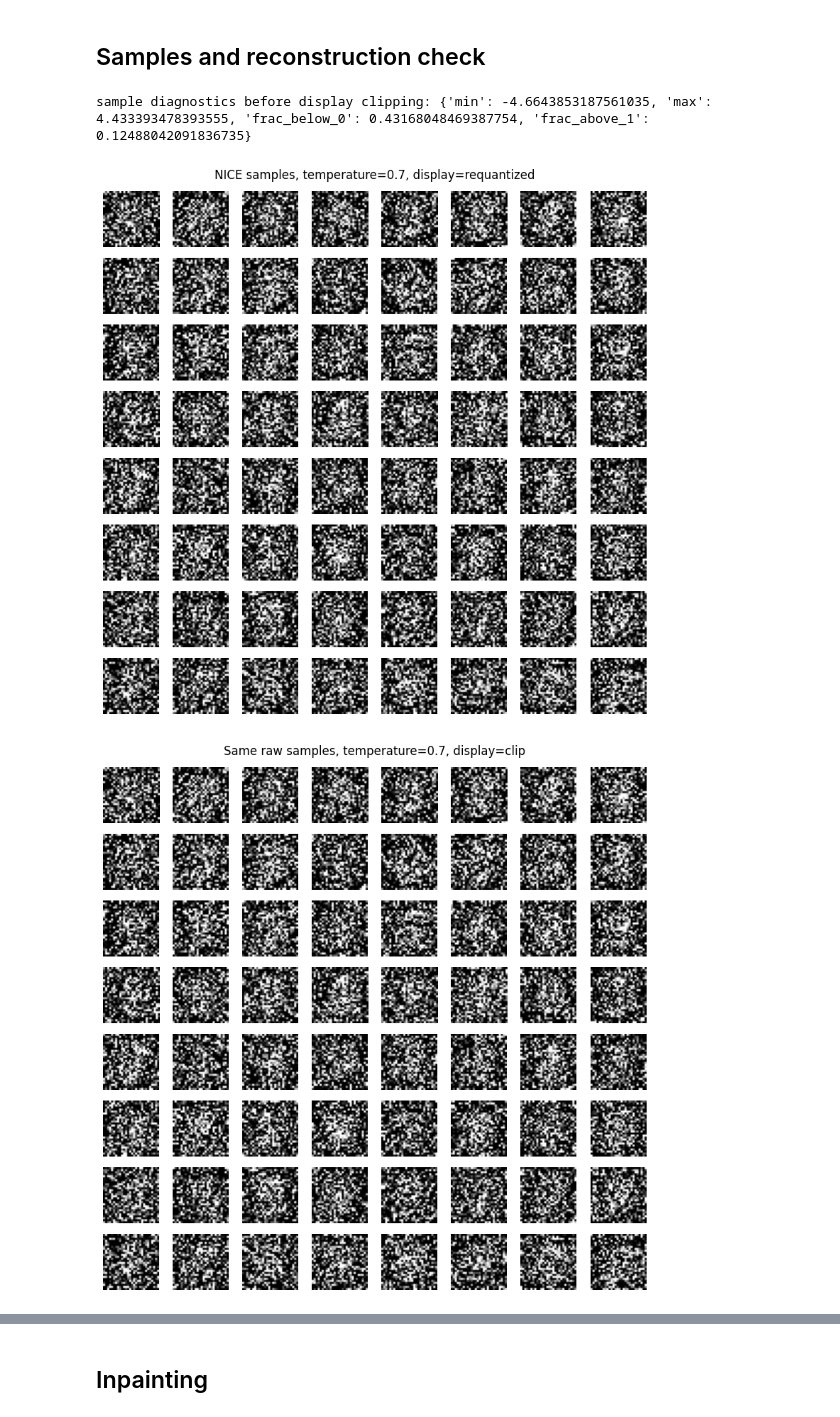
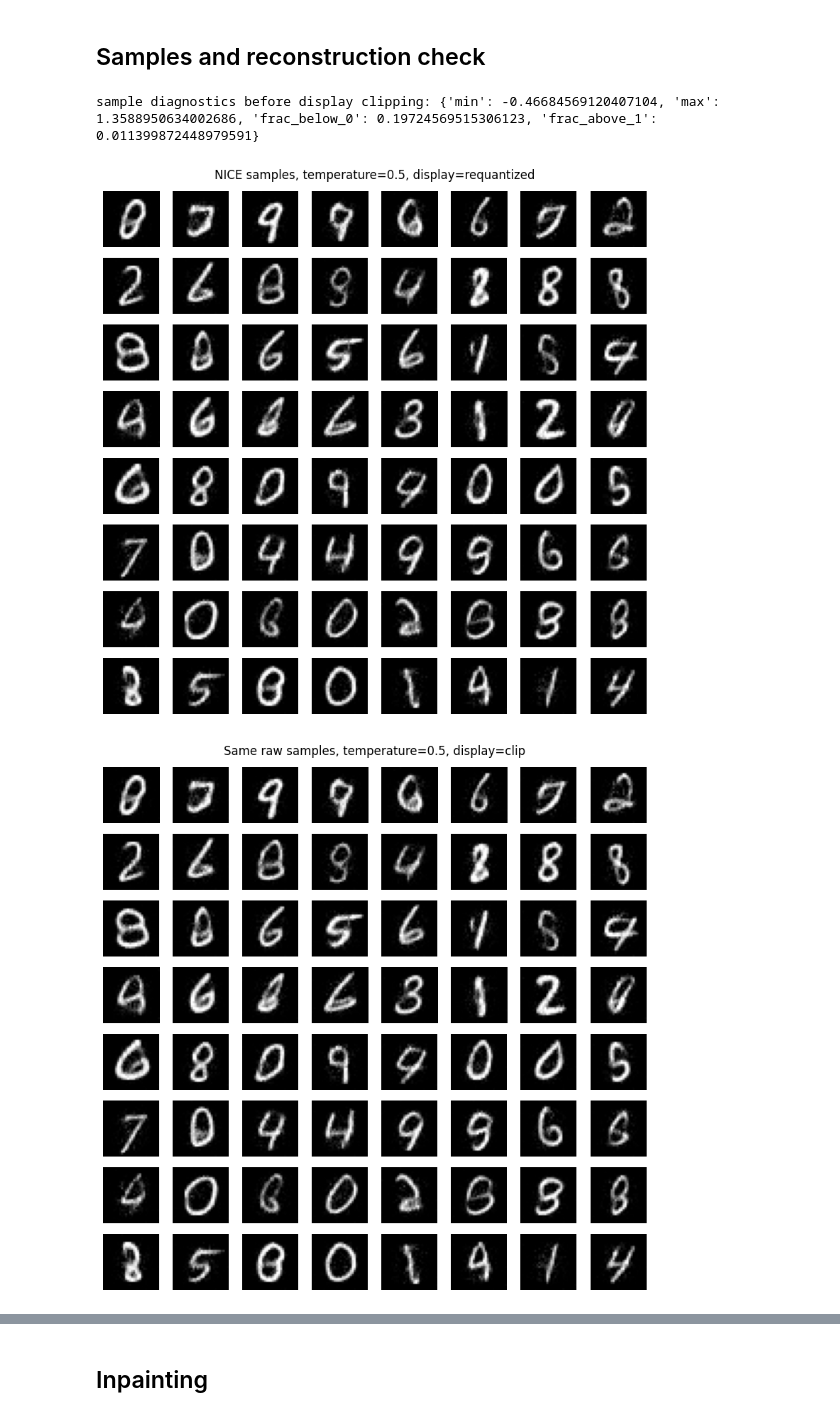
Before and after one commit to pvilanova/vect_micrograd_flows, a Jupyter notebook: flow_mnist_nice_rmsprop_micrograd.ipynb, the cells around one changed output, grey strips where cells are left out. Cells and saved outputs as stored; diff of their text form; code cells hidden in the pictures.

Commit message:
MNIST last version

```diff
--- a/flow_mnist_nice_rmsprop_micrograd.ipynb
+++ b/flow_mnist_nice_rmsprop_micrograd.ipynb
@@ -72,7 +71,7 @@ valid_subset = None      # set to e.g. 4096 only for quicker validation
 center_to_minus_one_one = False
 
 full_paper_style_run = False
-hidden_units = 1000 if full_paper_style_run else 500
+hidden_units = 1000 if full_paper_style_run else 700
 num_hidden_layers = 5
 hidden_sizes = tuple([hidden_units] * num_hidden_layers)
 num_coupling_layers = 4
@@ -82,33 +81,29 @@ initial_partition = "odd_even"
 permutation_between_layers = "none"
 init_irange = 0.01
 
-epochs = 1500 if full_paper_style_run else 2
+epochs = 1500 if full_paper_style_run else 250
 batch_size = 200
 learning_rate = 1e-3
 log_every_steps = 50
 validation_every_epochs = 1
 
-# Plain RMSProp, using the public NICE/Pylearn2-style tuning except momentum.
+# MATLAB/Pylearn2-style RMSPropMomentum settings used by the NICE code.
 rmsprop_rho = 0.95
 rmsprop_eps = 1e-2
 rmsprop_eps_mode = "max"      # denominator is max(sqrt(avg_grad_sq), eps)
 rmsprop_weight_decay = 0.0
 min_learning_rate = 1e-4
 lr_decay_factor = 1.0005      # per-update exponential decay until min_learning_rate
+init_momentum = 0.0
+final_momentum = 0.5
+momentum_start_epoch = 5
+momentum_saturate_epoch = 6
 
 # Stabilizers.
 use_grad_clip = False
 max_grad_norm = np.inf
 abort_on_non_finite = True
 restore_best_model = True
-
-# Visualization.
-n_sample_images = 64
-# NICE models a continuous dequantized density.  For human-readable MNIST
-# samples, lower latent temperatures and requantized display often look less
-# grainy.  This does not change likelihood evaluation.
-sample_temperature = 0.7
-sample_display_mode = "requantized"  # "clip" or "requantized"
 # %% [markdown]
 ## MNIST loading and MATLAB-style dequantization
 # %%
@@ -490,6 +485,7 @@ optimizer = RMSProp(
     min_lr=min_learning_rate,
     lr_decay_factor=lr_decay_factor,
     eps_mode=rmsprop_eps_mode,
+    momentum=init_momentum,
 )
 
 print(
@@ -498,6 +494,11 @@ print(
         "lr": learning_rate,
         "min_lr": min_learning_rate,
         "lr_schedule": f"lr / ({lr_decay_factor} ** step), floored at min_lr",
+        "momentum_schedule": (
+            f"{init_momentum} until epoch {momentum_start_epoch - 1}; "
+            f"linear ramp over [{momentum_start_epoch}, {momentum_saturate_epoch}); "
+            f"{final_momentum} from epoch {momentum_saturate_epoch}"
+        ),
         "rho": rmsprop_rho,
         "eps": rmsprop_eps,
         "eps_mode": rmsprop_eps_mode,
@@ -517,6 +518,14 @@ global_step = 0
 rng_train = np.random.default_rng(seed)
 
 for epoch in range(1, epochs + 1):
+    momentum_coeff = epoch_momentum(
+        epoch,
+        init_momentum=init_momentum,
+        final_momentum=final_momentum,
+        start_epoch=momentum_start_epoch,
+        saturate_epoch=momentum_saturate_epoch,
+    )
+
     if batch_size >= num_train:
         order = np.arange(num_train)
     else:
@@ -545,7 +554,7 @@ for epoch in range(1, epochs + 1):
         else:
             grad_norm = grad_global_norm(params, fail_on_non_finite=abort_on_non_finite)
 
-        optimizer.step(global_step)
+        optimizer.step(global_step, momentum=momentum_coeff)
 
         loss_history.append(loss_value)
         grad_norm_history.append(grad_norm)
@@ -557,6 +566,7 @@ for epoch in range(1, epochs + 1):
                 f"epoch {epoch:4d}/{epochs:4d} step {global_step:7d}/{total_steps:7d} | "
                 f"minibatch LL {-loss_value:9.4f} | "
                 f"lr {optimizer.current_lr:.5g} | "
+                f"mom {optimizer.current_momentum:.3f} | "
                 f"grad {grad_norm:9.3e}"
             )
 
@@ -655,37 +668,45 @@ if grad_norm_history:
 # %% [markdown]
 ## Samples and reconstruction check
 # %%
+# Visualization.
+n_sample_images = 64
+# NICE models a continuous dequantized density.  For human-readable MNIST
+# samples, lower latent temperatures and requantized display often look less
+# grainy.  This does not change likelihood evaluation.
+sample_temperature = 0.5
+sample_display_mode = "requantized"  # "clip" or "requantized"
+
 samples = model.sample(n_sample_images, temperature=sample_temperature)
 print("sample diagnostics before display clipping:", sample_diagnostics(samples))
 
 sample_images = to_display_images(
     samples,
     image_size=image_size,
     center=center_to_minus_one_one,
     mode=sample_display_mode,
 )
 show_image_grid(
     sample_images,
     n=n_sample_images,
     title=f"NICE samples, temperature={sample_temperature}, display={sample_display_mode}",
 )
 
 if sample_display_mode != "clip":
     direct_sample_images = to_display_images(
         samples,
         image_size=image_size,
         center=center_to_minus_one_one,
         mode="clip",
     )
     show_image_grid(
         direct_sample_images,
         n=n_sample_images,
         title=f"Same raw samples, temperature={sample_temperature}, display=clip",
     )
 # %% [output]
-sample diagnostics before display clipping: {'min': -4.6643853187561035, 'max': 4.433393478393555, 'frac_below_0': 0.43168048469387754, 'frac_above_1': 0.12488042091836735}
+sample diagnostics before display clipping: {'min': -0.46684569120407104, 'max': 1.3588950634002686, 'frac_below_0': 0.19724569515306123, 'frac_above_1': 0.011399872448979591}
-[figure, old version]
+[figure, new version]
-[figure, old version]
+[figure, new version]
 # %%
 n_show = 16
 x_batch = X_valid[:n_show]
```
Also changed, not shown: parts of 10 cells of this notebook, 4 other files.
